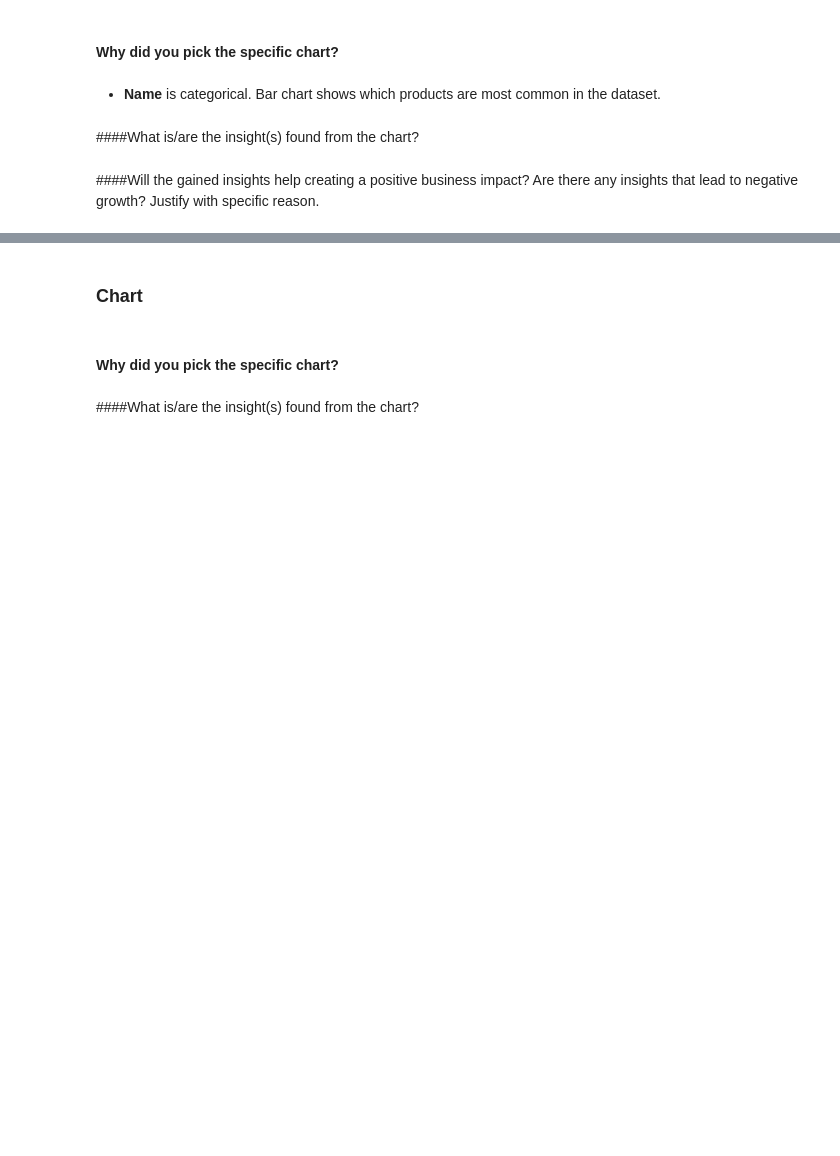
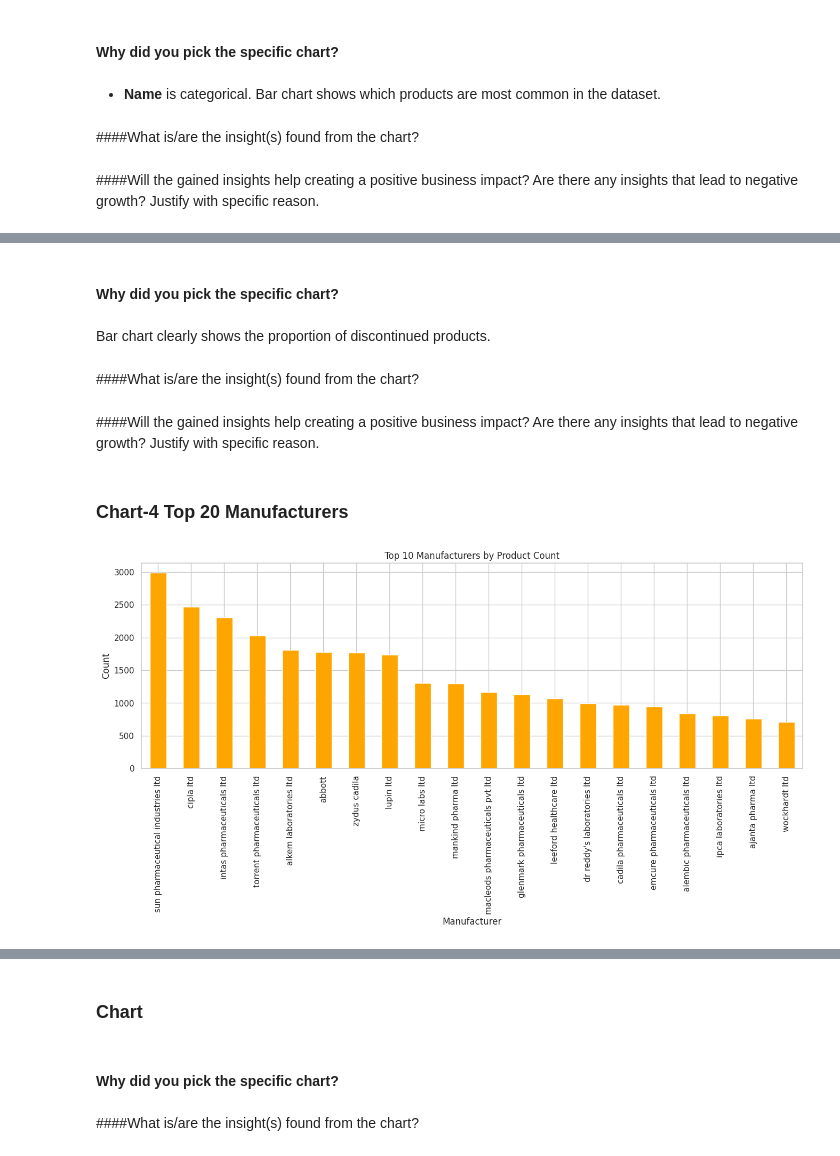
Before and after one commit to Sagarjain93/Pharma_Medicines, a Jupyter notebook: Pharma_medicines.ipynb, the cells around one changed output, grey strips where cells are left out. Drawn from its saved outputs; the diff is of its cells as text; code cells hidden in the pictures; blank space fills up the shorter version.

```diff
--- a/Pharma_medicines.ipynb
+++ b/Pharma_medicines.ipynb
@@ -429,0 +461,21 @@ Are there any insights that lead to negative growth? Justify with specific reaso
+# %% [markdown]
+#### Why did you pick the specific chart?
+# %% [markdown]
+Bar chart clearly shows the proportion of discontinued products.
+# %% [markdown]
+####What is/are the insight(s) found from the chart?
+# %% [markdown]
+####Will the gained insights help creating a positive business impact?
+Are there any insights that lead to negative growth? Justify with specific reason.
+# %% [markdown]
+### Chart-4 Top 20 Manufacturers
+# %%
+# Chart No.4  Data Visualization
+df['manufacturer_name'].value_counts().head(20).plot(kind='bar', figsize=(16,5), color='orange')
+plt.title("Top 20 Manufacturers by Product Count")
+plt.xlabel("Manufacturer")
+plt.ylabel("Count")
+plt.xticks(rotation=90)
+plt.show()
+# %% [output]
+[figure, added]
```
Also changed, not shown: parts of 75 cells of this notebook.
